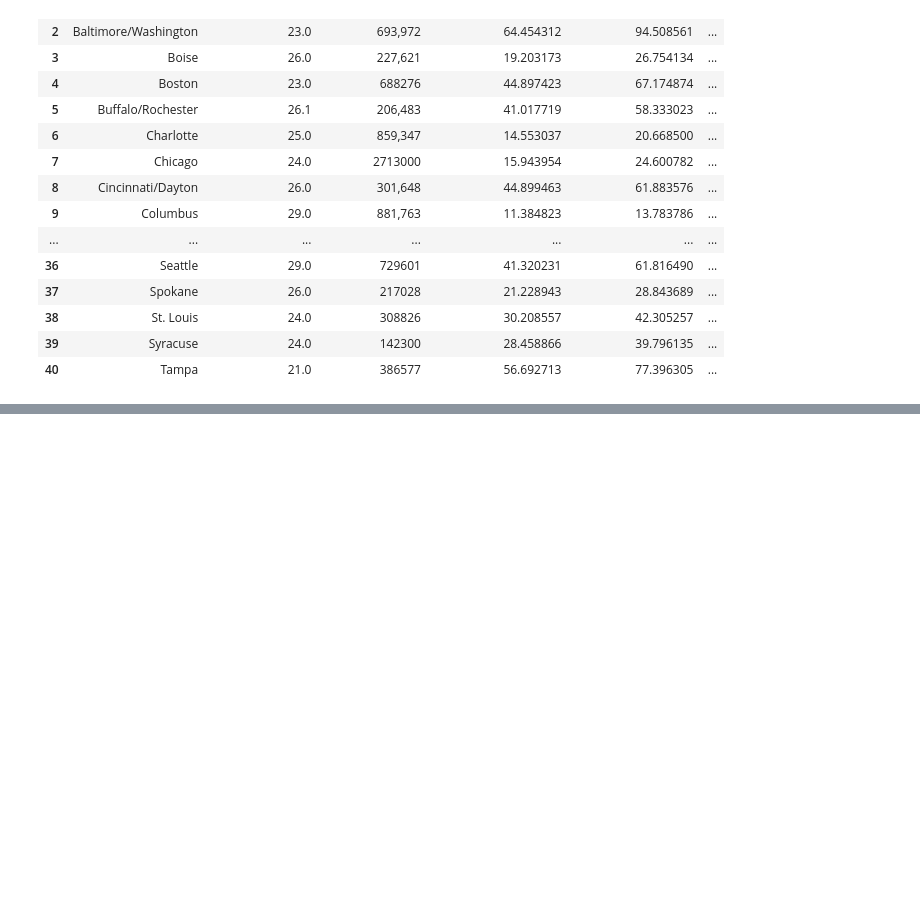
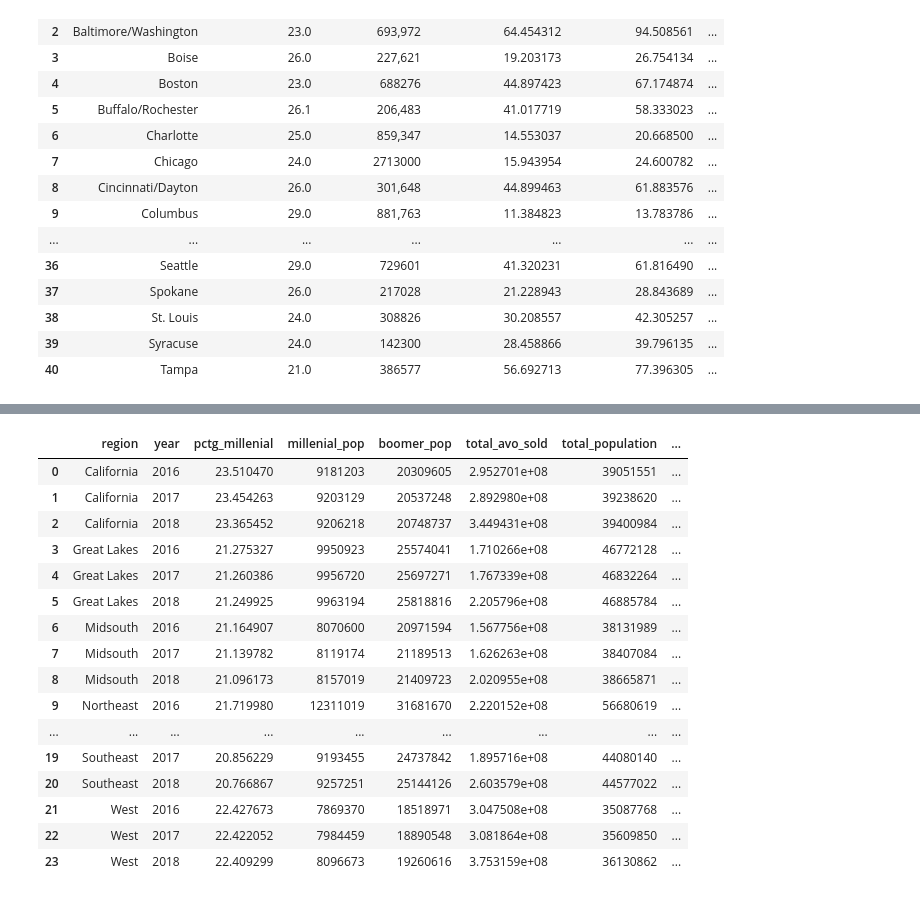
Before and after one commit to schen9981/avocaodo-millenial-analysis, a Jupyter notebook: analysis/analysis_new_mary.ipynb, the cells around one changed output, grey strips where cells are left out. Saved outputs shown, nothing was run; the diff lists cells and outputs as text; code cells hidden in the pictures; blank space fills up the shorter version.

```diff
--- a/analysis/analysis_new_mary.ipynb
+++ b/analysis/analysis_new_mary.ipynb
@@ -88,3 +89,25 @@ Covariance Type:             nonrobust
 
 Warnings:
 [1] Standard Errors assume that the covariance matrix of the errors is correctly specified.
+# %%
+file = "../data/csv/merged_regionlevel_data.csv"
+regionmerged_df = pd.read_csv(file)
+regionmerged_df
+# %% [output]
+|  | region | year | pctg_millenial | millenial_pop | boomer_pop | total_avo_sold | total_population | ... |
+| 0 | California | 2016 | 23.510470 | 9181203 | 20309605 | 2.952701e+08 | 39051551 | ... |
+| 1 | California | 2017 | 23.454263 | 9203129 | 20537248 | 2.892980e+08 | 39238620 | ... |
+| 2 | California | 2018 | 23.365452 | 9206218 | 20748737 | 3.449431e+08 | 39400984 | ... |
+| 3 | Great Lakes | 2016 | 21.275327 | 9950923 | 25574041 | 1.710266e+08 | 46772128 | ... |
+| 4 | Great Lakes | 2017 | 21.260386 | 9956720 | 25697271 | 1.767339e+08 | 46832264 | ... |
+| 5 | Great Lakes | 2018 | 21.249925 | 9963194 | 25818816 | 2.205796e+08 | 46885784 | ... |
+| 6 | Midsouth | 2016 | 21.164907 | 8070600 | 20971594 | 1.567756e+08 | 38131989 | ... |
+| 7 | Midsouth | 2017 | 21.139782 | 8119174 | 21189513 | 1.626263e+08 | 38407084 | ... |
+| 8 | Midsouth | 2018 | 21.096173 | 8157019 | 21409723 | 2.020955e+08 | 38665871 | ... |
+| 9 | Northeast | 2016 | 21.719980 | 12311019 | 31681670 | 2.220152e+08 | 56680619 | ... |
+| ... | ... | ... | ... | ... | ... | ... | ... | ... |
+| 19 | Southeast | 2017 | 20.856229 | 9193455 | 24737842 | 1.895716e+08 | 44080140 | ... |
+| 20 | Southeast | 2018 | 20.766867 | 9257251 | 25144126 | 2.603579e+08 | 44577022 | ... |
+| 21 | West | 2016 | 22.427673 | 7869370 | 18518971 | 3.047508e+08 | 35087768 | ... |
+| 22 | West | 2017 | 22.422052 | 7984459 | 18890548 | 3.081864e+08 | 35609850 | ... |
+| 23 | West | 2018 | 22.409299 | 8096673 | 19260616 | 3.753159e+08 | 36130862 | ... |
```
Also changed, not shown: parts of 7 cells of this notebook, 10 other files.
